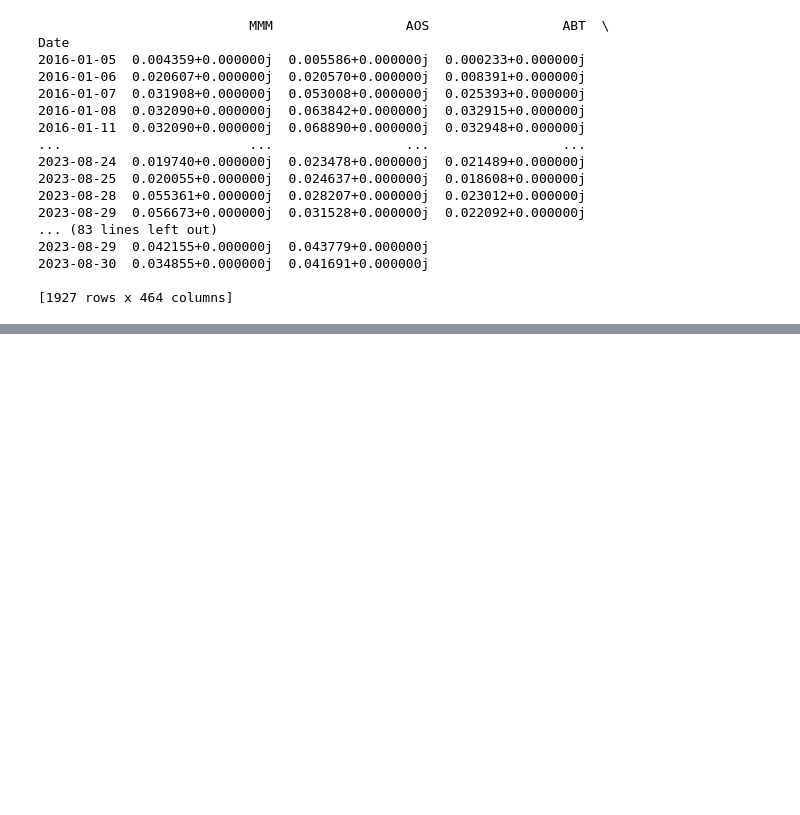
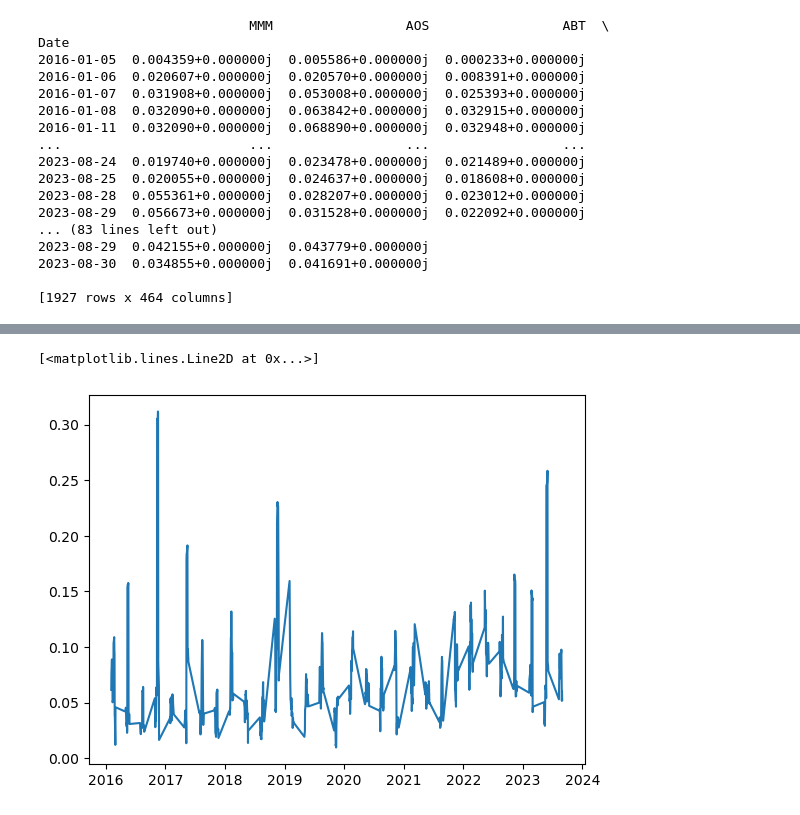
Before and after one commit to SonanZhang/Event-driven-statistical-arbitrage, a Jupyter notebook: earning_hypothesis_testing.ipynb, the cells around one changed output, grey strips where cells are left out. Drawn from its saved outputs; the diff is of its cells as text; code cells hidden in the pictures; blank space fills up the shorter version.

```diff
--- a/earning_hypothesis_testing.ipynb
+++ b/earning_hypothesis_testing.ipynb
@@ -143,17 +147,21 @@ import numpy as np
 before_earnings_period = 10
 after_earning_period = 10
 
-recent_vols = pd.Series()
+normal_vols = pd.Series()
+earning_vols = pd.Series()
+
 for date in recent_earning.index:
+    normal_flag = True
     for earning_date_str in earning_dates:
         earning_date = pd.to_datetime(earning_date_str)
         diff_days = np.busday_count(date.strftime(format="%Y-%m-%d"), earning_date.strftime(format="%Y-%m-%d"))
         if diff_days >= 0 and diff_days < before_earnings_period:
-            print('Before: ', diff_days, date, recent_earning.loc[date])
-            recent_vols.loc[date] = recent_earning.loc[date]
-
-        if diff_days < 0 and diff_days > -after_earning_period:
-            print('After: ', diff_days, date, recent_earning.loc[date])
-            recent_vols.loc[date] = recent_earning.loc[date]
-
-plt.plot(recent_vols)
+            #print('Before: ', diff_days, date, recent_earning.loc[date])
+            earning_vols.loc[date] = recent_earning.loc[date]
+            normal_flag = False
+        elif diff_days < 0 and diff_days > -after_earning_period:
+            #print('After: ', diff_days, date, recent_earning.loc[date])
+            earning_vols.loc[date] = recent_earning.loc[date]
+            normal_flag = False
+    if normal_flag:
+        normal_vols.loc[date] = recent_earning.loc[date]
@@ -179,0 +168,5 @@ After:  -5 2023-08-30 00:00:00 (0.05228904701352605+0j)
+# %%
+plt.plot(earning_vols)
+# %% [output]
+[<matplotlib.lines.Line2D at 0x...>]
+[figure, added]
```
Also changed, not shown: parts of 11 cells of this notebook.
